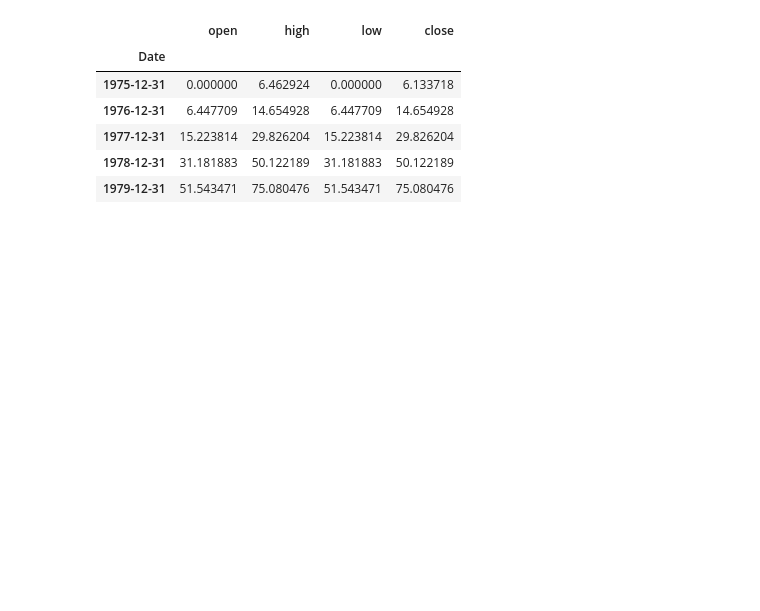
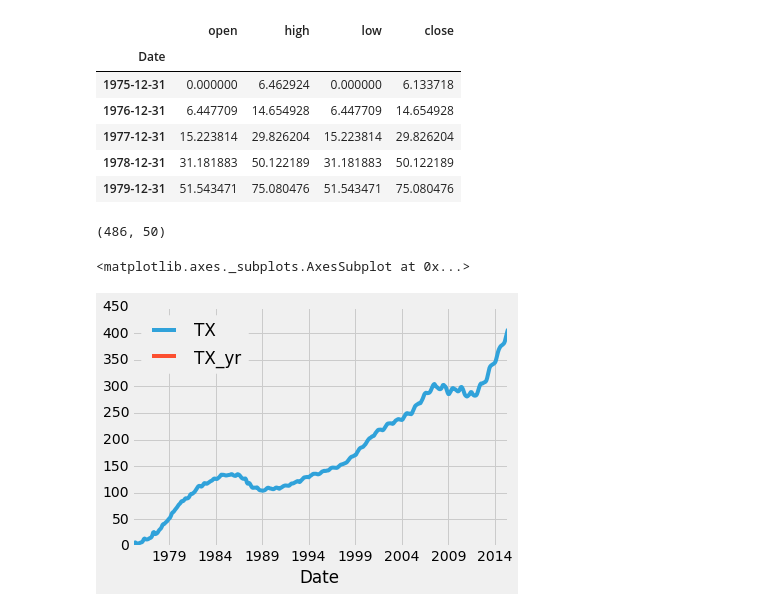
Before and after one commit to arkoneogy/mytutorials, a Jupyter notebook: python/sentdex_pandas_tut2_youtube.ipynb, the cells around one changed output. Cells and saved outputs as stored; diff of their text form; code cells hidden in the pictures; blank space fills up the shorter version.

```diff
--- a/python/sentdex_pandas_tut2_youtube.ipynb
+++ b/python/sentdex_pandas_tut2_youtube.ipynb
@@ -834,3 +884,17 @@ tx.head()
 | 1977-12-31 | 15.223814 | 29.826204 | 15.223814 | 29.826204 |
 | 1978-12-31 | 31.181883 | 50.122189 | 31.181883 | 50.122189 |
 | 1979-12-31 | 51.543471 | 75.080476 | 51.543471 | 75.080476 |
+# %%
+hpi_data.shape
+# %% [output]
+(486, 50)
+# %%
+hpi_data['TX_yr']= hpi_data['TX'].resample('A')
+
+fig= plt.figure()
+ax1= plt.subplot2grid((1,1),(0,0))
+
+hpi_data[['TX','TX_yr']].plot(ax= ax1)
+# %% [output]
+<matplotlib.axes._subplots.AxesSubplot at 0x...>
+[figure, added]
```
Also changed, not shown: parts of 33 cells of this notebook.
